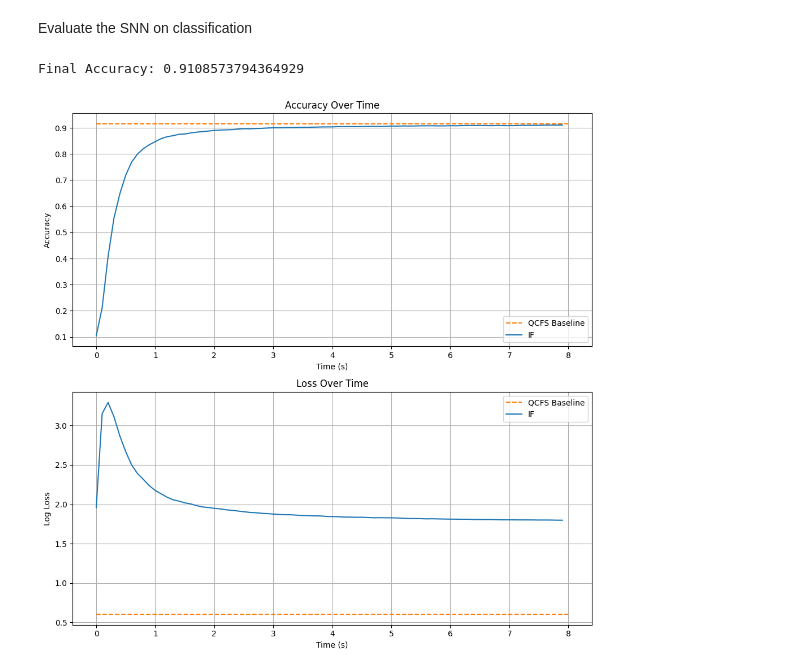
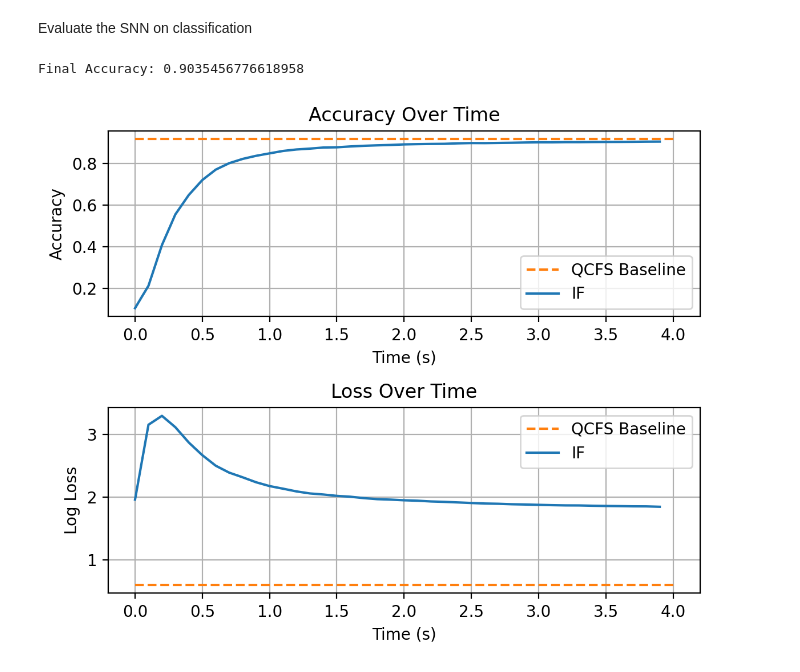
Before and after one commit to Liamdev631/spieks, a Jupyter notebook: examples/test_ann2snn.ipynb, the cells around one changed output. Drawn from its saved outputs; the diff is of its cells as text; code cells hidden in the pictures.

Commit message:
Plot beautification

```diff
--- a/examples/test_ann2snn.ipynb
+++ b/examples/test_ann2snn.ipynb
@@ -16,7 +16,7 @@ import os
 print(f"Using pytorch {torch.__version__}")
 
 Q = 4
-T = Q * 2
+T = Q
 DT = 0.1
 
 MAX_HZ = 10
@@ -148,32 +148,32 @@ classifier = Classifier(spiking_model, device=DEVICE)
 _, loss_if, accuracy_if = classifier.evaluate_dataset(test_loader, duration=T, b_show_progress=True)
 print(f"Final Accuracy: {accuracy_if[-1]}")
 # %% [output]
-Final Accuracy: 0.9108573794364929
+Final Accuracy: 0.9035456776618958
 # %%
 TIME = np.arange(len(accuracy_if)) * DT
 
-fig, axs = plt.subplots(2, 1, figsize=(10, 10))  # Create two subplots stacked vertically
+fig, axs = plt.subplots(2, 1, figsize=(6, 5), dpi=200)  # Create two subplots stacked vertically
 
 # Accuracy Plot
 axs[0].hlines(ann_acc, 0, T, linestyles='--', color='C1', label='QCFS Baseline')
 axs[0].plot(TIME, accuracy_if, label='IF', color='C0')
 axs[0].set_title("Accuracy Over Time")
 axs[0].set_xlabel("Time (s)")
 axs[0].set_ylabel("Accuracy")
 axs[0].grid(True)
 axs[0].legend()
 
 # Loss Plot
 axs[1].hlines(ann_loss, 0, T, linestyles='--', color='C1', label='QCFS Baseline')
 axs[1].plot(TIME, np.log(loss_if), label='IF', color='C0')
 axs[1].set_title("Loss Over Time")
 axs[1].set_xlabel("Time (s)")
 axs[1].set_ylabel("Log Loss")
 axs[1].grid(True)
 axs[1].legend()
 
 plt.tight_layout()
 plt.savefig('ann2snn_mnist_plots.png')
 plt.show()
 # %% [output]
-[figure, old version]
+[figure, new version]
```
Also changed, not shown: 1 other file.
